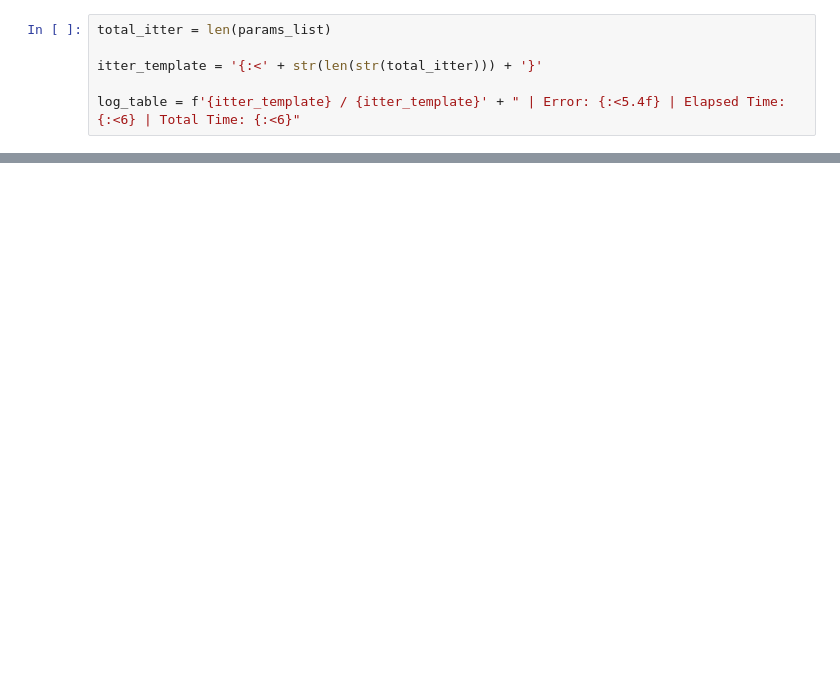
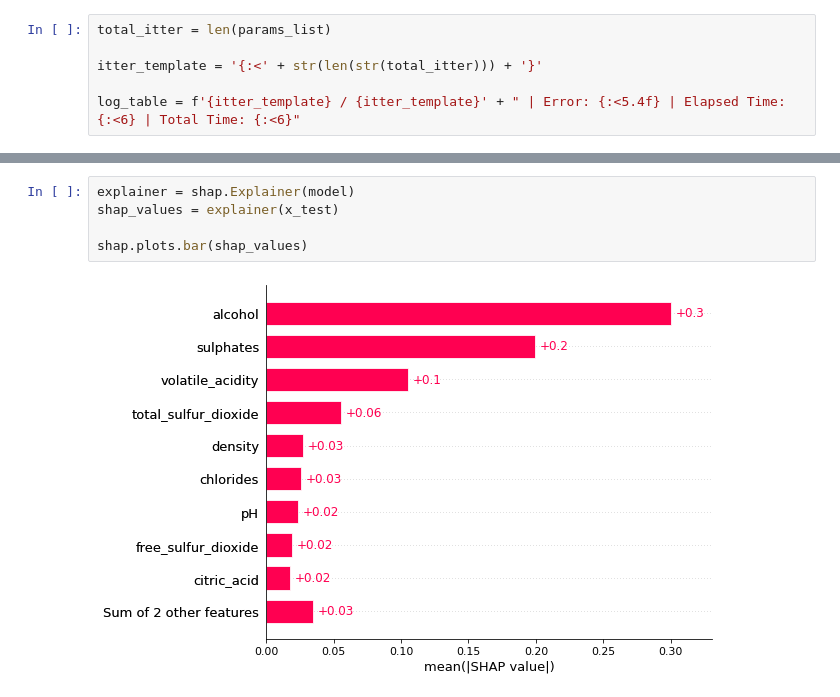
Before and after one commit to DanielCastriani/Red-Wine-Quality, a Jupyter notebook: notebooks/model_regression.ipynb, the cells around one changed output, grey strips where cells are left out. Cells and saved outputs as stored; diff of their text form; blank space fills up the shorter version.

```diff
--- a/notebooks/model_regression.ipynb
+++ b/notebooks/model_regression.ipynb
@@ -138,3 +146,10 @@ shap_report(model, x_test, show=True)
+# %%
+explainer = shap.Explainer(model)
+shap_values = explainer(x_test)
+
+shap.plots.bar(shap_values)
+# %% [output]
+[figure, added]
 # %%
 
 
```
Also changed, not shown: parts of 6 cells of this notebook, 2 other files.
